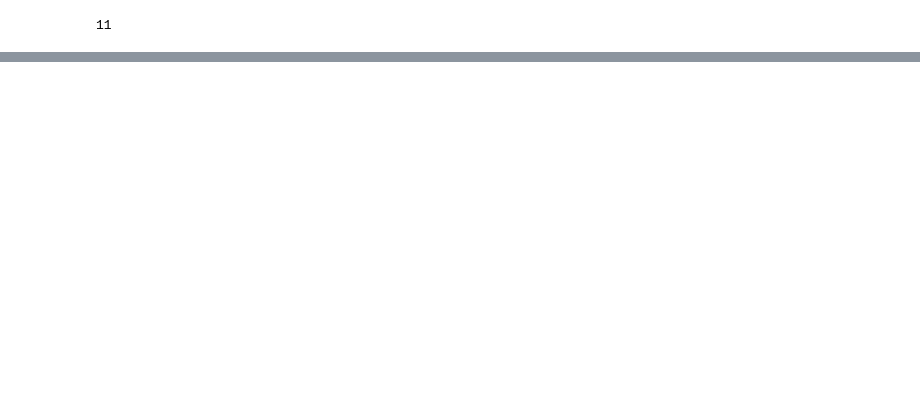
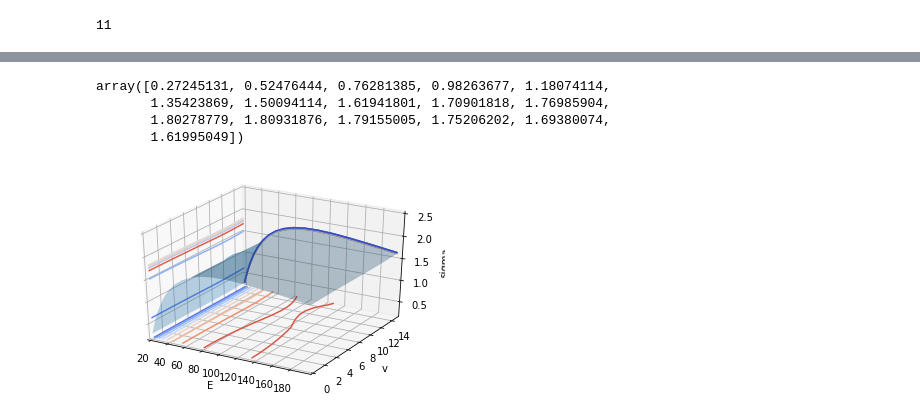
Before and after one commit to USNavalResearchLaboratory/nepc, a Jupyter notebook: methods/kosarim/n2_X1Sigmag+_RKR.ipynb, the cells around one changed output, grey strips where cells are left out. Drawn from its saved outputs; the diff is of its cells as text; code cells hidden in the pictures; blank space fills up the shorter version.

```diff
--- a/methods/kosarim/n2_X1Sigmag+_RKR.ipynb
+++ b/methods/kosarim/n2_X1Sigmag+_RKR.ipynb
@@ -269,34 +259,41 @@ sigma[0]
 # %%
-sigma[40]
+sigma[10]
+# %% [output]
+array([0.27245131, 0.52476444, 0.76281385, 0.98263677, 1.18074114,
+       1.35423869, 1.50094114, 1.61941801, 1.70901818, 1.76985904,
+       1.80278779, 1.80931876, 1.79155005, 1.75206202, 1.69380074,
+       1.61995049])
 # %%
 from mpl_toolkits.mplot3d import axes3d
 from matplotlib import cm
 
 fig = plt.figure()
 ax = fig.gca(projection='3d')
 X=EMat
 Y=vMat
 Z=sigma
 
 # Plot the 3D surface
 ax.plot_surface(X, Y, Z, rstride=8, cstride=8, alpha=0.3)
 
 # Plot projections of the contours for each dimension.  By choosing offsets
 # that match the appropriate axes limits, the projected contours will sit on
 # the 'walls' of the graph
 cset = ax.contour(X, Y, Z, zdir='z', offset=0.2, cmap=cm.coolwarm)
 cset = ax.contour(X, Y, Z, zdir='x', offset=min(X[0]), cmap=cm.coolwarm)
 cset = ax.contour(X, Y, Z, zdir='y', offset=max(Y[:,0]), cmap=cm.coolwarm)
 
 ax.set_xlim(min(X[0]),max(X[0]))
 ax.set_ylim(min(Y[:,0]),max(Y[:,0]))
-ax.set_zlim(0.2,3.0)
+ax.set_zlim(0.2,2.5)
 
 ax.set_xlabel('E')
 ax.set_ylabel('v')
 ax.set_zlabel('sigma')
 
 plt.show()
+# %% [output]
+[figure, added]
 # %%
 fig = plt.figure()
 ax1 = fig.add_subplot(111)
```
Also changed, not shown: parts of 21 cells of this notebook, 6 other files.
